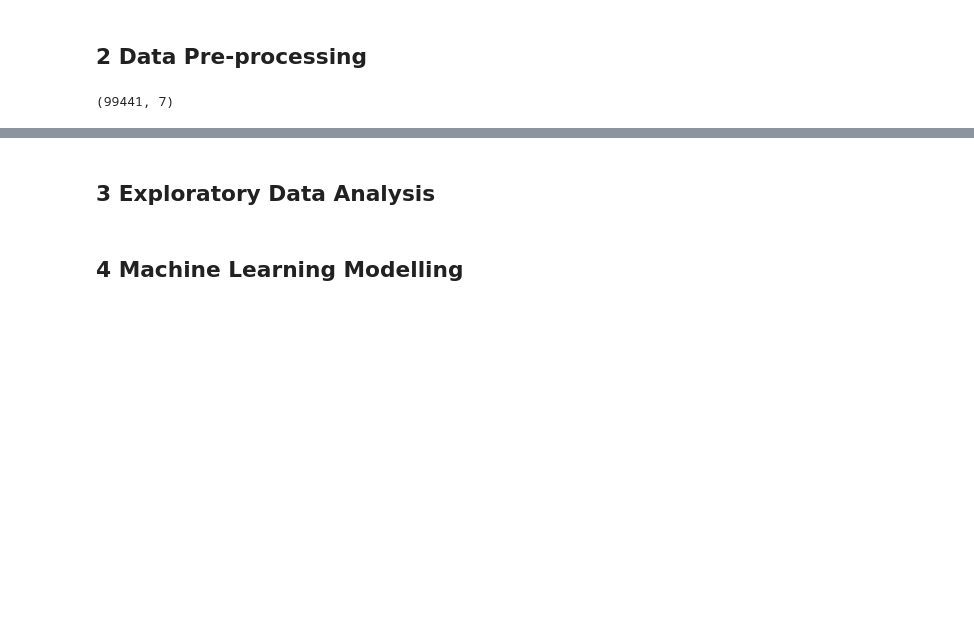
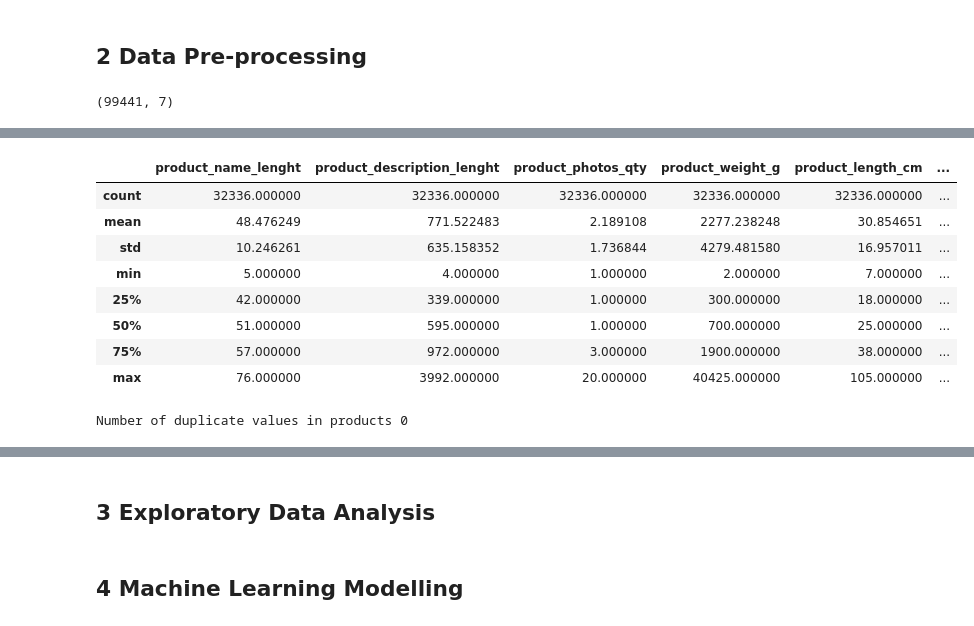
Before and after one commit to hilarylimyuxuan/Customer-Segmentation-Model, a Jupyter notebook: Olist Customer Segmentation Model.ipynb, the cells around one changed output, grey strips where cells are left out. Saved outputs shown, nothing was run; the diff lists cells and outputs as text; code cells hidden in the pictures; blank space fills up the shorter version.

```diff
--- a/Olist Customer Segmentation Model.ipynb
+++ b/Olist Customer Segmentation Model.ipynb
@@ -124,0 +196,17 @@ cust_geo.head()
+# %%
+products = products.drop(index=products[products['product_weight_g']==0].index)
+products.describe()
+# %% [output]
+|  | product_name_lenght | product_description_lenght | product_photos_qty | product_weight_g | product_length_cm | ... |
+| count | 32336.000000 | 32336.000000 | 32336.000000 | 32336.000000 | 32336.000000 | ... |
+| mean | 48.476249 | 771.522483 | 2.189108 | 2277.238248 | 30.854651 | ... |
+| std | 10.246261 | 635.158352 | 1.736844 | 4279.481580 | 16.957011 | ... |
+| min | 5.000000 | 4.000000 | 1.000000 | 2.000000 | 7.000000 | ... |
+| 25% | 42.000000 | 339.000000 | 1.000000 | 300.000000 | 18.000000 | ... |
+| 50% | 51.000000 | 595.000000 | 1.000000 | 700.000000 | 25.000000 | ... |
+| 75% | 57.000000 | 972.000000 | 3.000000 | 1900.000000 | 38.000000 | ... |
+| max | 76.000000 | 3992.000000 | 20.000000 | 40425.000000 | 105.000000 | ... |
+# %%
+print("Number of duplicate values in products",products.duplicated().sum())
+# %% [output]
+Number of duplicate values in products 0
```
Also changed, not shown: parts of 8 cells of this notebook.
